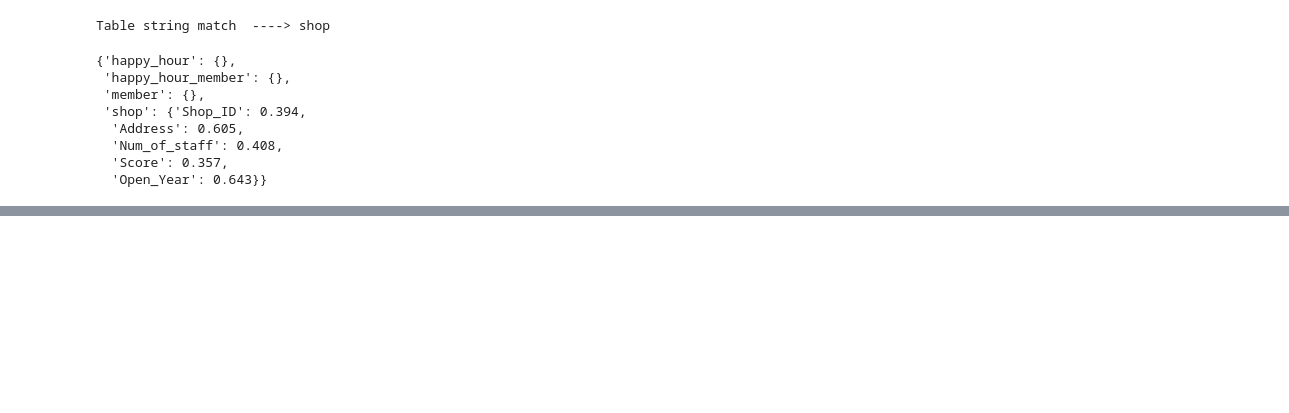
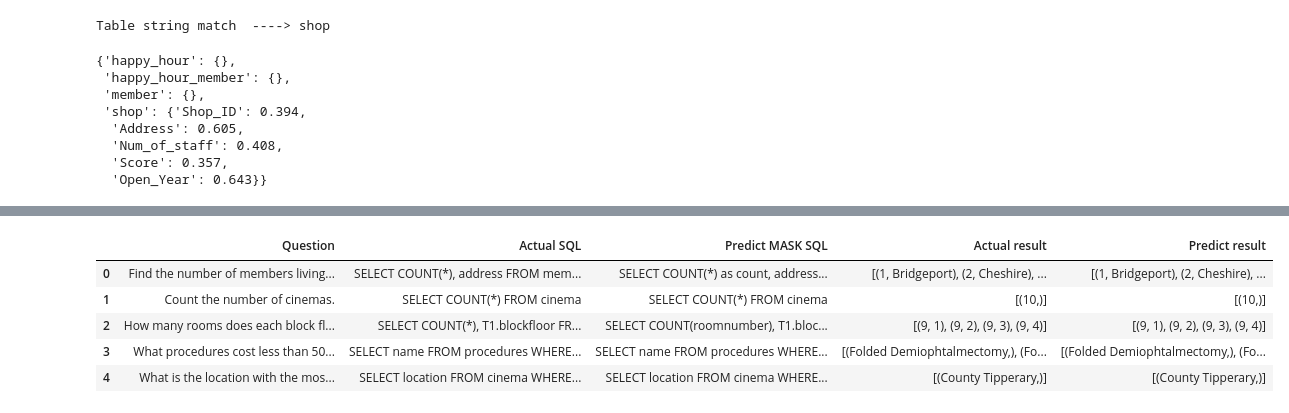
Before and after one commit to ThanawatTP/ChatQ, a Jupyter notebook: Expirements/enhance-by-description.ipynb, the cells around one changed output, grey strips where cells are left out. Drawn from its saved outputs; the diff is of its cells as text; code cells hidden in the pictures; blank space fills up the shorter version.

Commit message:
llm predict mask column

```diff
--- a/Expirements/enhance-by-description.ipynb
+++ b/Expirements/enhance-by-description.ipynb
@@ -38,0 +141,4 @@ Table string match  ----> shop
+# %%
+df = pd.read_csv('../src/NSText2SQL/train_spider.csv')
+print(df.shape)
+df.head()
@@ -38,0 +153,37 @@ Table string match  ----> shop
+# %%
+# Split the SQL query into lines
+def table_column_of_create_table(query):
+    lines = query.splitlines()
+    schema = {}
+    # Look for "CREATE TABLE" and start capturing columns
+    capture = False
+    for line in lines:
+        if "CREATE TABLE" in line:
+            capture = True
+            table_name = line.split()[-2].lower()
+            schema[table_name] = []
+            # table_names.append(table_name)
+        elif line.strip().endswith(')') or line.strip().endswith(');'):
+            capture = False
+        elif capture:
+            column_name = line.strip().split()[0]
+            if column_name in ["CONSTRAINT", "PRIMARY"]: continue
+            schema[table_name].append(column_name.lower())
+    return schema
+# %%
+def query_db(sql_query, db_name):
+    try:
+        conn = sqlite3.connect(f'../src/spider/database/{db_name}/{db_name}.sqlite')
+        cursor = conn.cursor()
+    except:
+        return "CANNOT CONNECT DATABASE"
+    try:
+        cursor.execute(sql_query)
+        results = cursor.fetchall()
+    except:
+        return "CANNOT FETCHING DATA"
+    conn.close()
+    return results
+# %%
+with open("../src/spider/table_database_map.json", "r") as f:
+    map_table_db = json.load(f)
@@ -38,0 +301,11 @@ Table string match  ----> shop
+# %%
+result_df = pd.DataFrame(df_data)
+result_df.to_excel("LLM-predict-MASK.xlsx", index=False)
+result_df.head()
+# %% [output]
+|  | Question | Actual SQL | Predict MASK SQL | Actual result | Predict result |
+| 0 | Find the number of members living... | SELECT COUNT(*), address FROM mem... | SELECT COUNT(*) as count, address... | [(1, Bridgeport), (2, Cheshire), ... | [(1, Bridgeport), (2, Cheshire), ... |
+| 1 | Count the number of cinemas. | SELECT COUNT(*) FROM cinema | SELECT COUNT(*) FROM cinema | [(10,)] | [(10,)] |
+| 2 | How many rooms does each block fl... | SELECT COUNT(*), T1.blockfloor FR... | SELECT COUNT(roomnumber), T1.bloc... | [(9, 1), (9, 2), (9, 3), (9, 4)] | [(9, 1), (9, 2), (9, 3), (9, 4)] |
+| 3 | What procedures cost less than 50... | SELECT name FROM procedures WHERE... | SELECT name FROM procedures WHERE... | [(Folded Demiophtalmectomy,), (Fo... | [(Folded Demiophtalmectomy,), (Fo... |
+| 4 | What is the location with the mos... | SELECT location FROM cinema WHERE... | SELECT location FROM cinema WHERE... | [(County Tipperary,)] | [(County Tipperary,)] |
```
Also changed, not shown: parts of 11 cells of this notebook, 1 other file.
